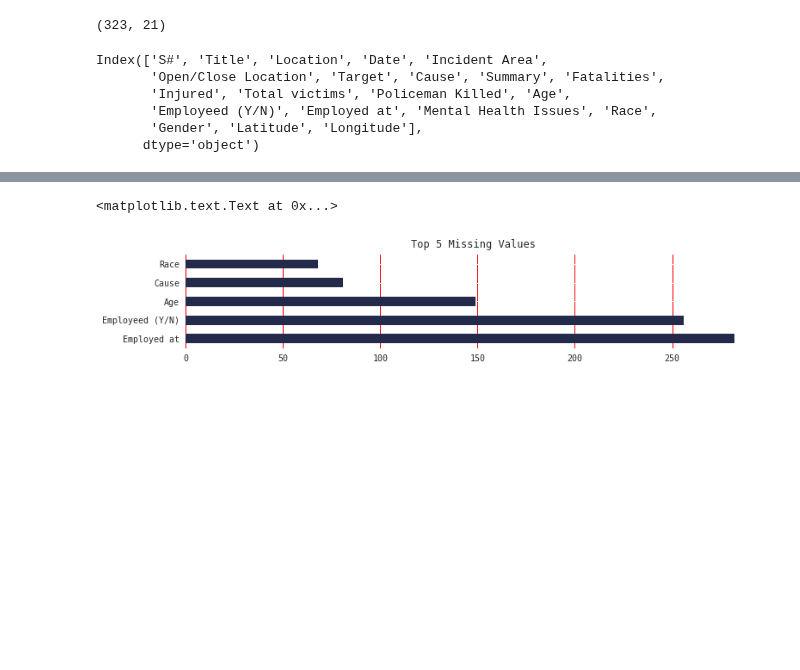
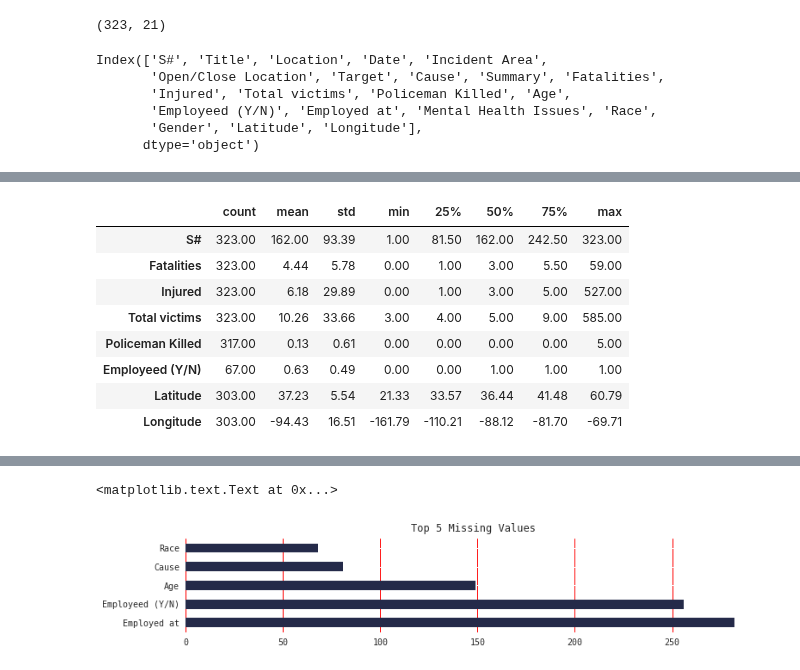
Before and after one commit to qu4ku/datasets-analysis, a Jupyter notebook: 001-US-Mass-Shootings.ipynb, the cells around one changed output, grey strips where cells are left out. Saved outputs shown, nothing was run; the diff lists cells and outputs as text; code cells hidden in the pictures; blank space fills up the shorter version.

```diff
--- a/001-US-Mass-Shootings.ipynb
+++ b/001-US-Mass-Shootings.ipynb
@@ -64,0 +65,13 @@ df.head(3)
+# %%
+# Basic statistics for numerical values
+df.describe().T
+# %% [output]
+|  | count | mean | std | min | 25% | 50% | 75% | max |
+| S# | 323.00 | 162.00 | 93.39 | 1.00 | 81.50 | 162.00 | 242.50 | 323.00 |
+| Fatalities | 323.00 | 4.44 | 5.78 | 0.00 | 1.00 | 3.00 | 5.50 | 59.00 |
+| Injured | 323.00 | 6.18 | 29.89 | 0.00 | 1.00 | 3.00 | 5.00 | 527.00 |
+| Total victims | 323.00 | 10.26 | 33.66 | 3.00 | 4.00 | 5.00 | 9.00 | 585.00 |
+| Policeman Killed | 317.00 | 0.13 | 0.61 | 0.00 | 0.00 | 0.00 | 0.00 | 5.00 |
+| Employeed (Y/N) | 67.00 | 0.63 | 0.49 | 0.00 | 0.00 | 1.00 | 1.00 | 1.00 |
+| Latitude | 303.00 | 37.23 | 5.54 | 21.33 | 33.57 | 36.44 | 41.48 | 60.79 |
+| Longitude | 303.00 | -94.43 | 16.51 | -161.79 | -110.21 | -88.12 | -81.70 | -69.71 |
```
Also changed, not shown: parts of 13 cells of this notebook.
